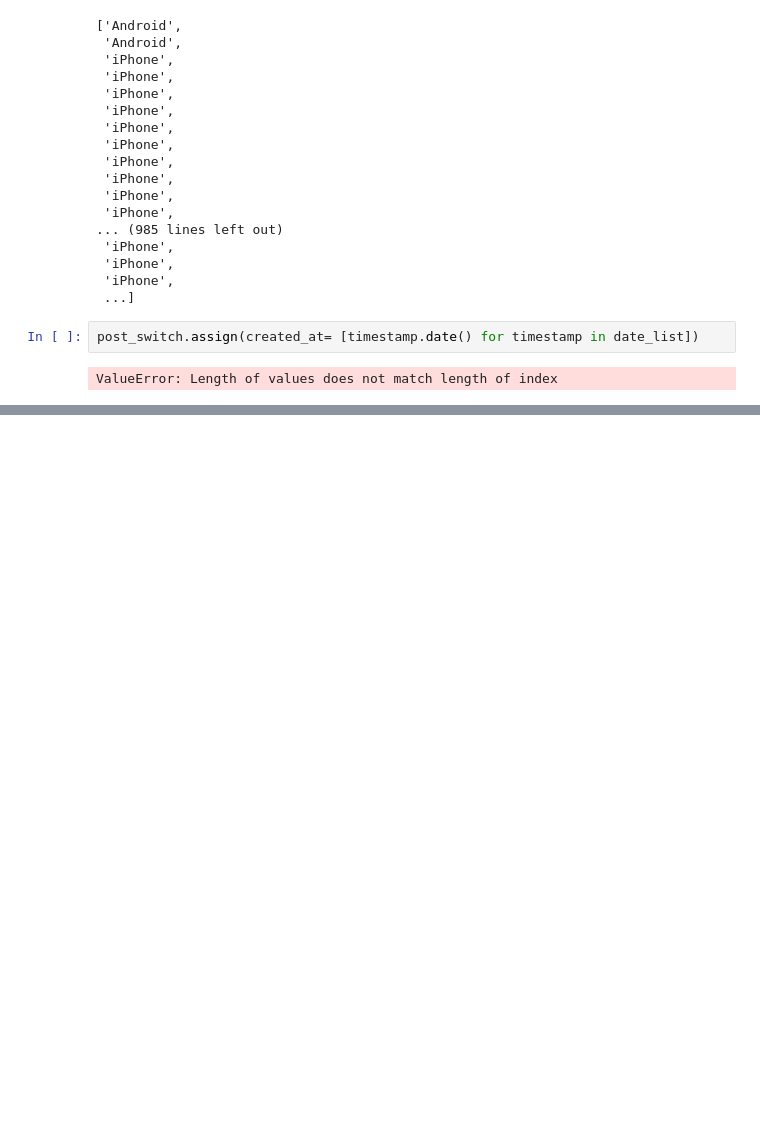
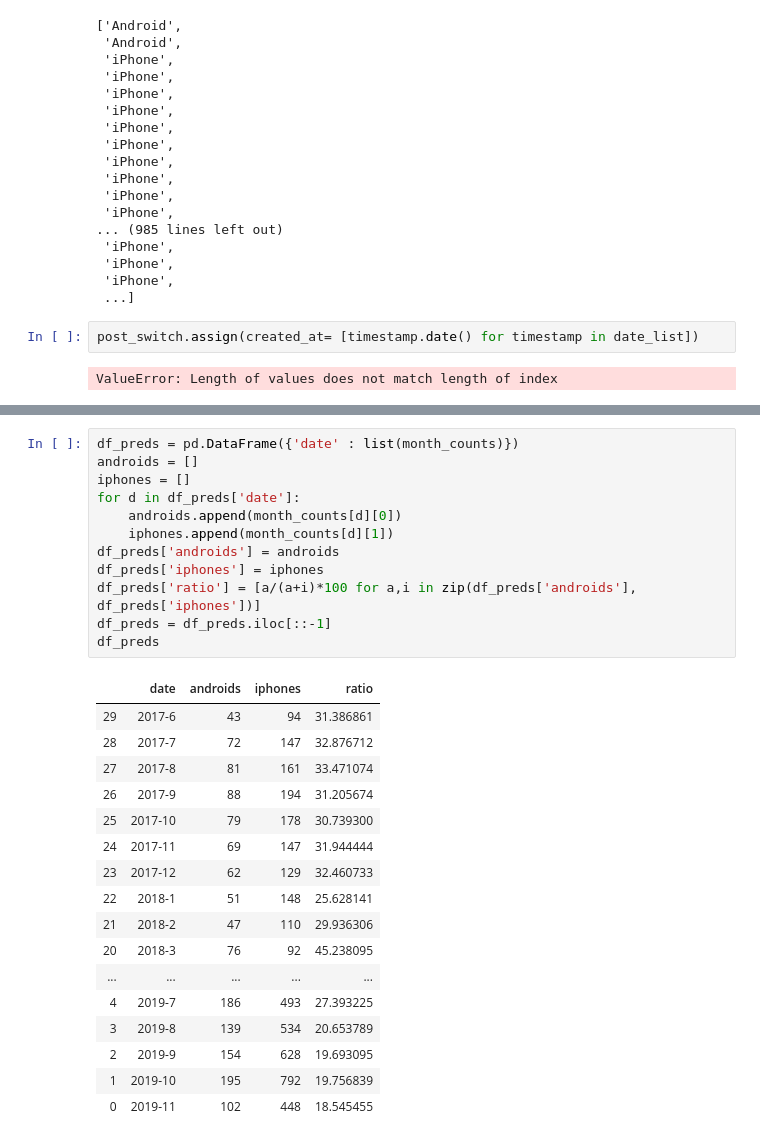
Before and after one commit to grenkoca/ANNADL_final, a Jupyter notebook: models.ipynb, the cells around one changed output, grey strips where cells are left out. Saved outputs shown, nothing was run; the diff lists cells and outputs as text; blank space fills up the shorter version.

```diff
--- a/models.ipynb
+++ b/models.ipynb
@@ -1009,0 +1068,30 @@ print(month_counts)
+# %%
+df_preds = pd.DataFrame({'date' : list(month_counts)})
+androids = []
+iphones = []
+for d in df_preds['date']:
+    androids.append(month_counts[d][0])
+    iphones.append(month_counts[d][1])
+df_preds['androids'] = androids
+df_preds['iphones'] = iphones
+df_preds['ratio'] = [a/(a+i)*100 for a,i in zip(df_preds['androids'], df_preds['iphones'])]
+df_preds = df_preds.iloc[::-1]
+df_preds
+# %% [output]
+|  | date | androids | iphones | ratio |
+| 29 | 2017-6 | 43 | 94 | 31.386861 |
+| 28 | 2017-7 | 72 | 147 | 32.876712 |
+| 27 | 2017-8 | 81 | 161 | 33.471074 |
+| 26 | 2017-9 | 88 | 194 | 31.205674 |
+| 25 | 2017-10 | 79 | 178 | 30.739300 |
+| 24 | 2017-11 | 69 | 147 | 31.944444 |
+| 23 | 2017-12 | 62 | 129 | 32.460733 |
+| 22 | 2018-1 | 51 | 148 | 25.628141 |
+| 21 | 2018-2 | 47 | 110 | 29.936306 |
+| 20 | 2018-3 | 76 | 92 | 45.238095 |
+| ... | ... | ... | ... | ... |
+| 4 | 2019-7 | 186 | 493 | 27.393225 |
+| 3 | 2019-8 | 139 | 534 | 20.653789 |
+| 2 | 2019-9 | 154 | 628 | 19.693095 |
+| 1 | 2019-10 | 195 | 792 | 19.756839 |
+| 0 | 2019-11 | 102 | 448 | 18.545455 |
```
Also changed, not shown: parts of 6 cells of this notebook, 1 other file.
